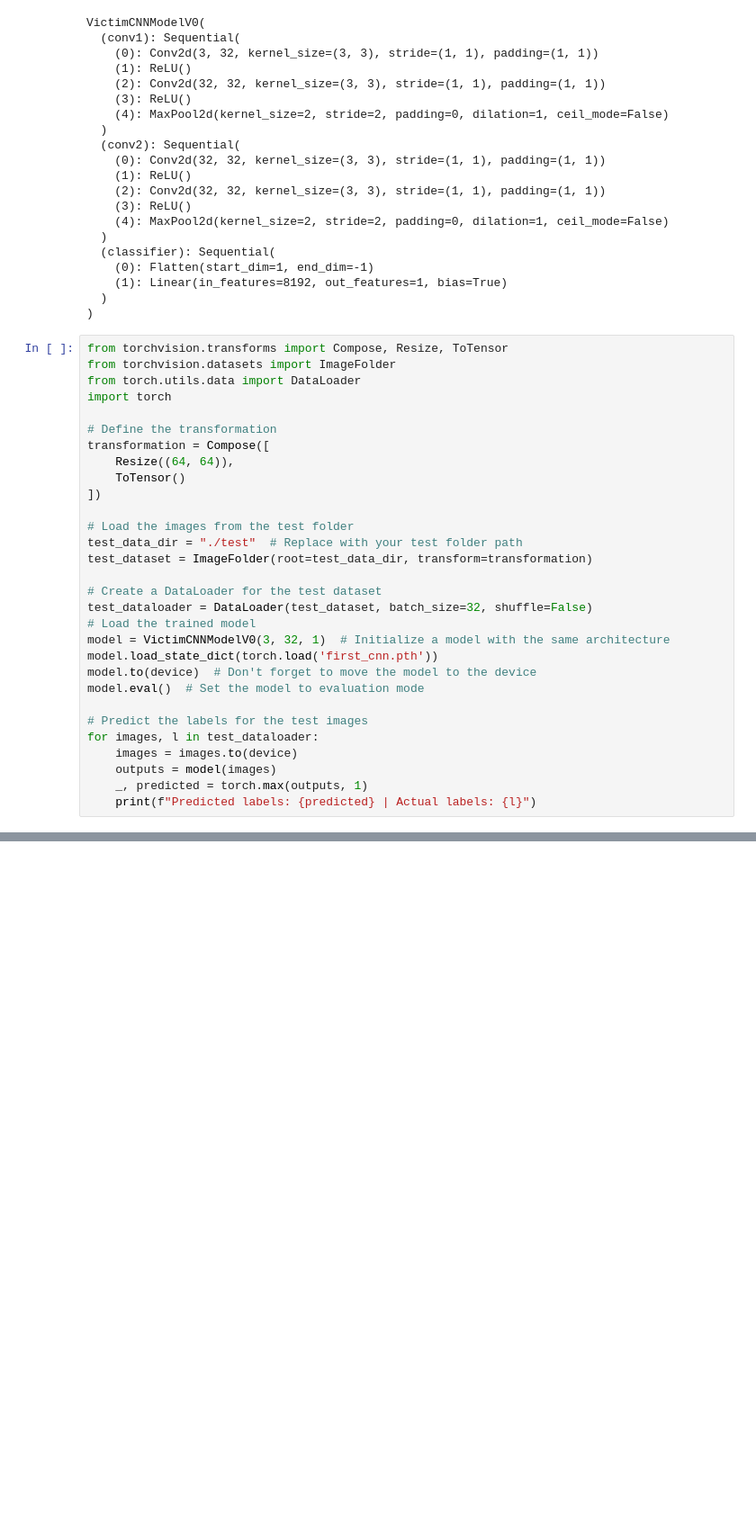
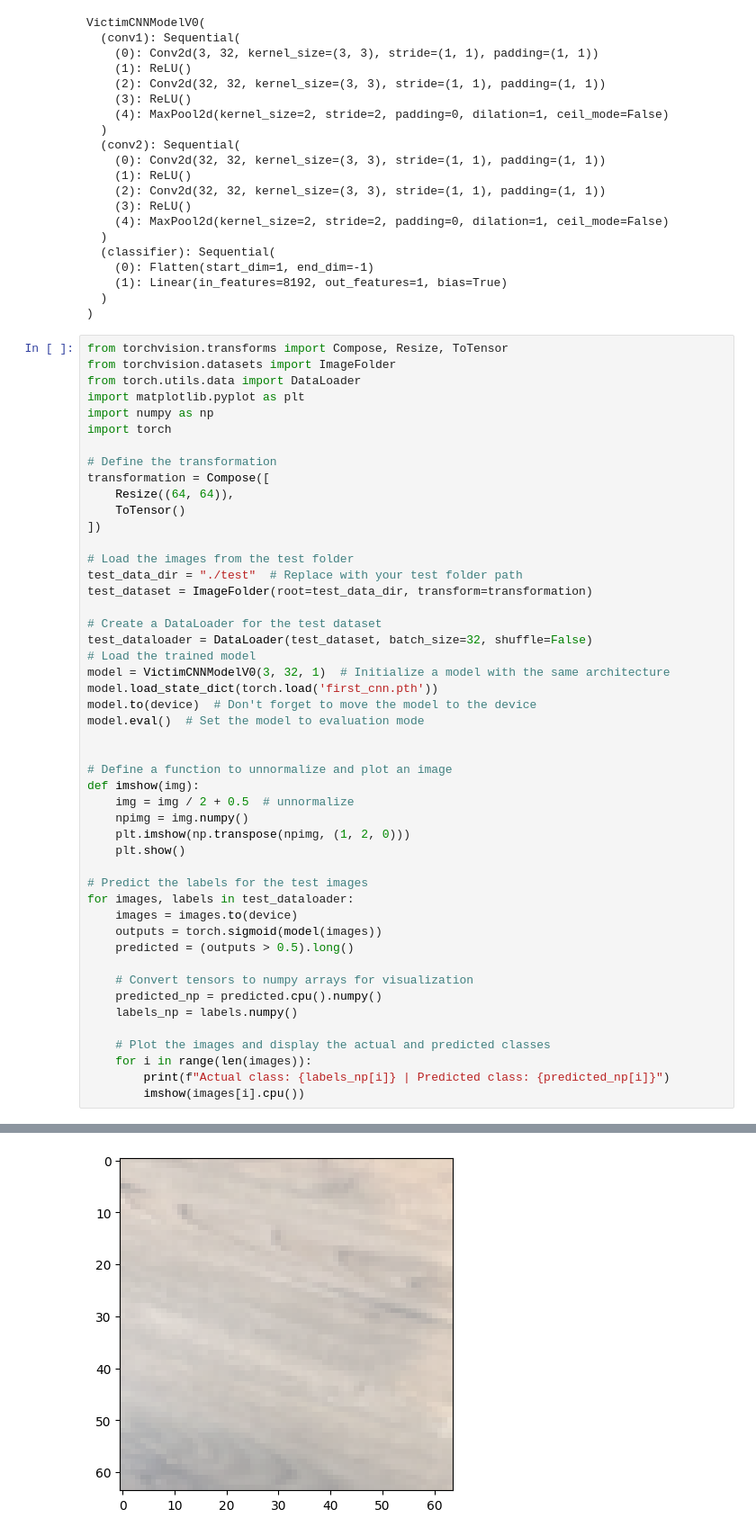
Before and after one commit to srothh/ppmrob, a Jupyter notebook: cv/cnn.ipynb, the cells around one changed output, grey strips where cells are left out. Shown: that part at 90% size. Saved outputs shown, nothing was run; the diff lists cells and outputs as text; blank space fills up the shorter version.

Commit message:
updated testing to use sigmoid activation for outputs

```diff
--- a/cv/cnn.ipynb
+++ b/cv/cnn.ipynb
@@ -247,6 +247,8 @@ VictimCNNModelV0(
 from torchvision.transforms import Compose, Resize, ToTensor
 from torchvision.datasets import ImageFolder
 from torch.utils.data import DataLoader
+import matplotlib.pyplot as plt
+import numpy as np
 import torch
 
 # Define the transformation
@@ -267,10 +269,26 @@ model.load_state_dict(torch.load('first_cnn.pth'))
 model.to(device)  # Don't forget to move the model to the device
 model.eval()  # Set the model to evaluation mode
 
+
+# Define a function to unnormalize and plot an image
+def imshow(img):
+    img = img / 2 + 0.5  # unnormalize
+    npimg = img.numpy()
+    plt.imshow(np.transpose(npimg, (1, 2, 0)))
+    plt.show()
+
 # Predict the labels for the test images
-for images, l in test_dataloader:
+for images, labels in test_dataloader:
     images = images.to(device)
-    outputs = model(images)
-    _, predicted = torch.max(outputs, 1)
-    print(f"Predicted labels: {predicted} | Actual labels: {l}")
+    outputs = torch.sigmoid(model(images))
+    predicted = (outputs > 0.5).long()
+
+    # Convert tensors to numpy arrays for visualization
+    predicted_np = predicted.cpu().numpy()
+    labels_np = labels.numpy()
+
+    # Plot the images and display the actual and predicted classes
+    for i in range(len(images)):
+        print(f"Actual class: {labels_np[i]} | Predicted class: {predicted_np[i]}")
+        imshow(images[i].cpu())
 # %% [output]
@@ -277,0 +296 @@ Predicted labels: tensor([0, 0, 0, 0], device='cuda:0') | Actual labels: tensor(
+[figure, added]
```
Also changed, not shown: parts of 1 cell of this notebook.
